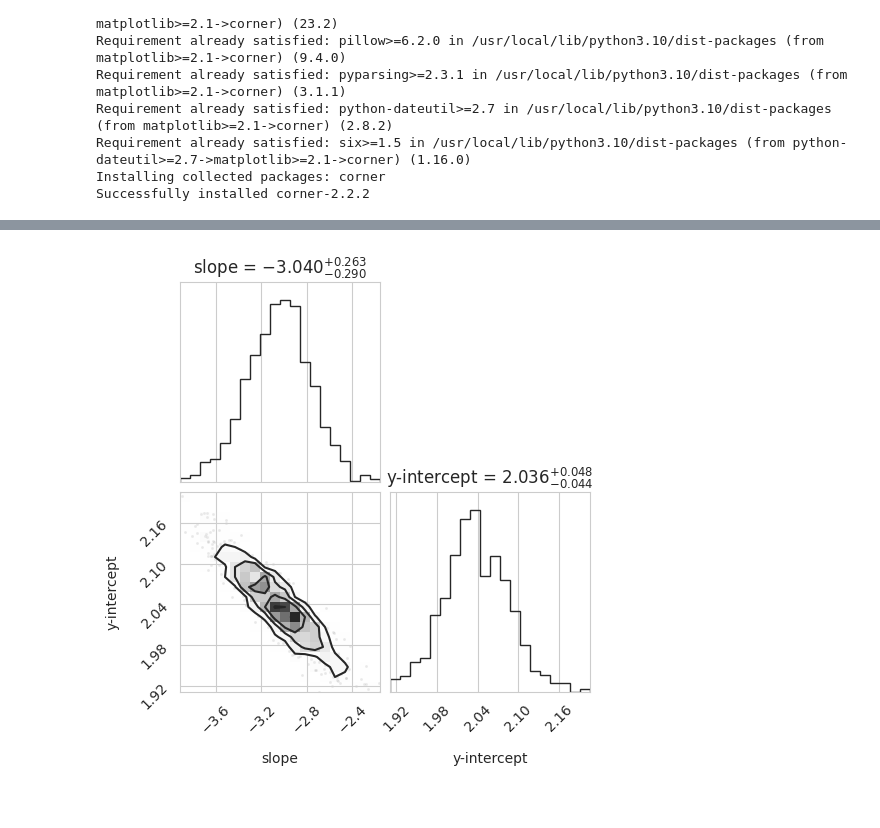
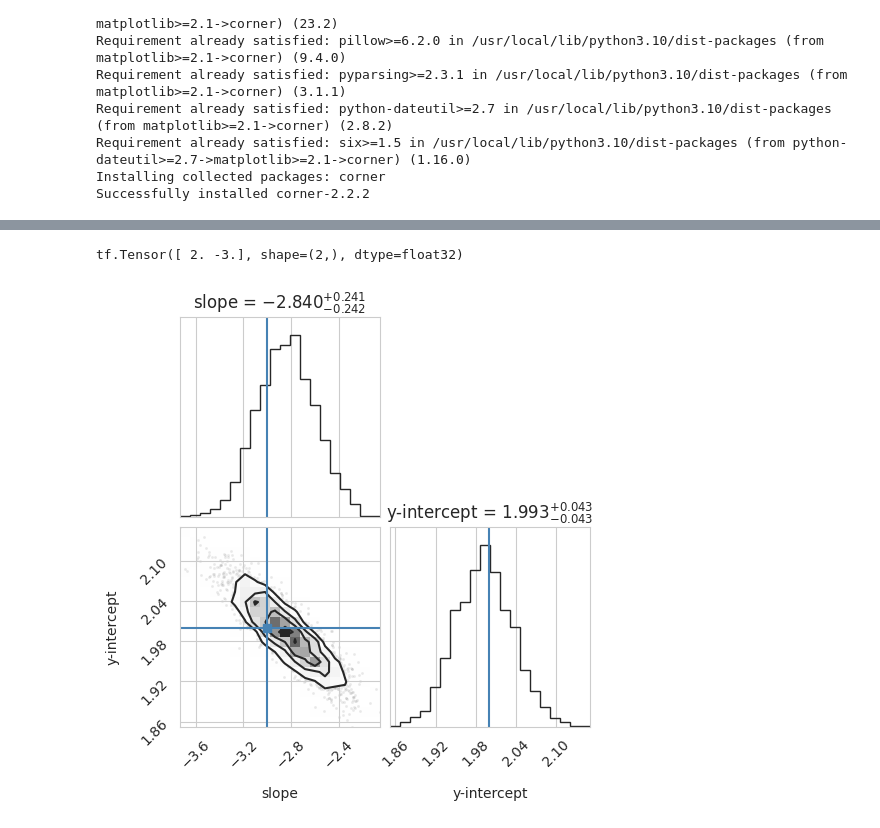
Before and after one commit to mtamar/linear_glens, a Jupyter notebook: gigalens_linefit.ipynb, the cells around one changed output, grey strips where cells are left out. Cells and saved outputs as stored; diff of their text form; code cells hidden in the pictures.

```diff
--- a/gigalens_linefit.ipynb
+++ b/gigalens_linefit.ipynb
@@ -108,33 +104,0 @@ tf.Tensor(
-# %%
-class sigmoid(tfb.Bijector):
-  def __init__(self, validate_args=False, name='sigmoid'):
-    super(sigmoid, self).__init__(
-        validate_args=validate_args,
-        forward_min_event_ndims=0,
-        name=name)
-
-  def _forward(self, x):
-    return -10 + 20 * tf.math.sigmoid(x)
-
-  def _inverse(self, y):
-    return -tf.math.log(-1 + 20 / (y+10))
-
-  def _inverse_log_det_jacobian(self, y):
-    return -self._forward_log_det_jacobian(self._inverse(y))
-
-  def _forward_log_det_jacobian(self, x):
-    # Notice that we needn't do any reducing, even when`event_ndims > 0`.
-    # The base Bijector class will handle reducing for us; it knows how
-    # to do so because we called `super` `__init__` with
-    # `forward_min_event_ndims = 0`.
-    return x
-
-z = 10.0
-
-sigmoid_bij = sigmoid()
-
-example = line_prior.sample(20)
-ms = example['slope']
-bs = example['y_intercept']
-
-sigmoid_bij._forward(ms)
@@ -463,22 +406,25 @@ array([[ 0.41804615, -0.70967484],
 # %%
 # make corner plot for SVI step
 get_samples = lambda x:tf.convert_to_tensor([
     x[0]['slope'],
     x[0]['y_intercept']
 ])
 
-unconstrained_samples = q_z.sample(1000)
+unconstrained_samples = q_z.sample(3000)
 
 # map to physical space
 unconstrained_ms = unconstrained_samples[:,0]
 unconstrained_bs = unconstrained_samples[:,1]
 
 physical_samples = fitter.bij.forward([unconstrained_ms, unconstrained_bs])
 
 markers = get_samples(truth)
-corner(physical_samples, truths = markers, show_titles=True, title_fmt='.3f', labels = [r'slope', r'y-intercept']);
+
+print(markers)
+corner(physical_samples, truths = truth[0], show_titles=True, title_fmt='.3f', labels = [r'slope', r'y-intercept']);
 # %% [output]
+tf.Tensor([ 2. -3.], shape=(2,), dtype=float32)
-[figure, old version]
+[figure, new version]
 # %%
 samples, sample_stats = fitter.HMC(q_z, n_hmc=50, init_eps=0.3, init_l=3, max_leapfrog_steps=300,
                                    num_burnin_steps=250, num_results=750)
```
Also changed, not shown: parts of 31 cells of this notebook.
